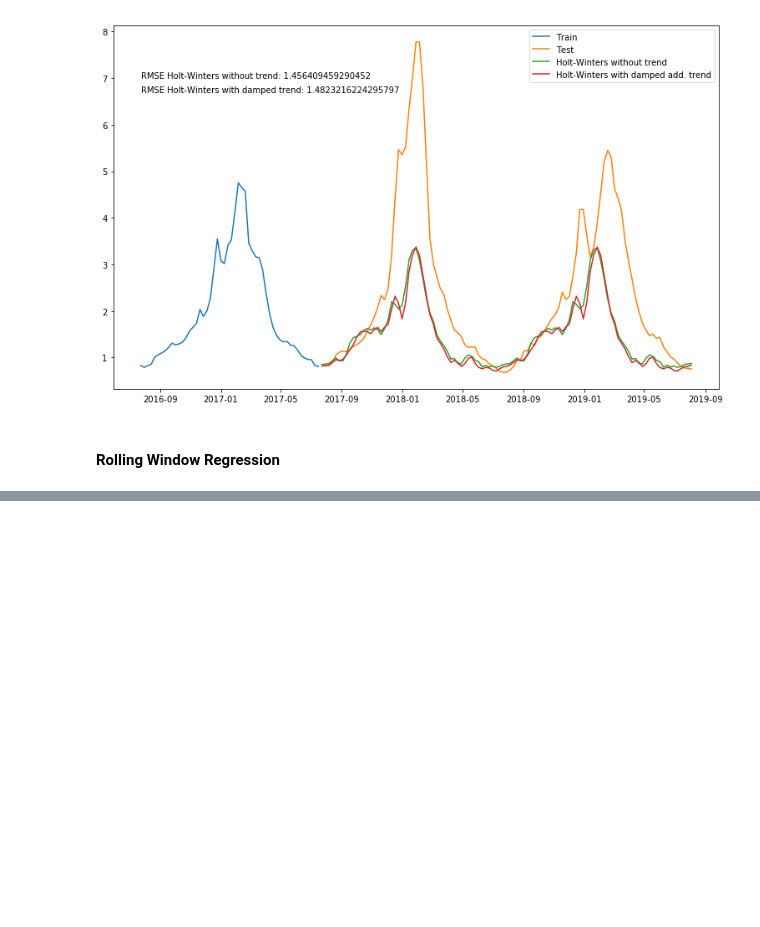
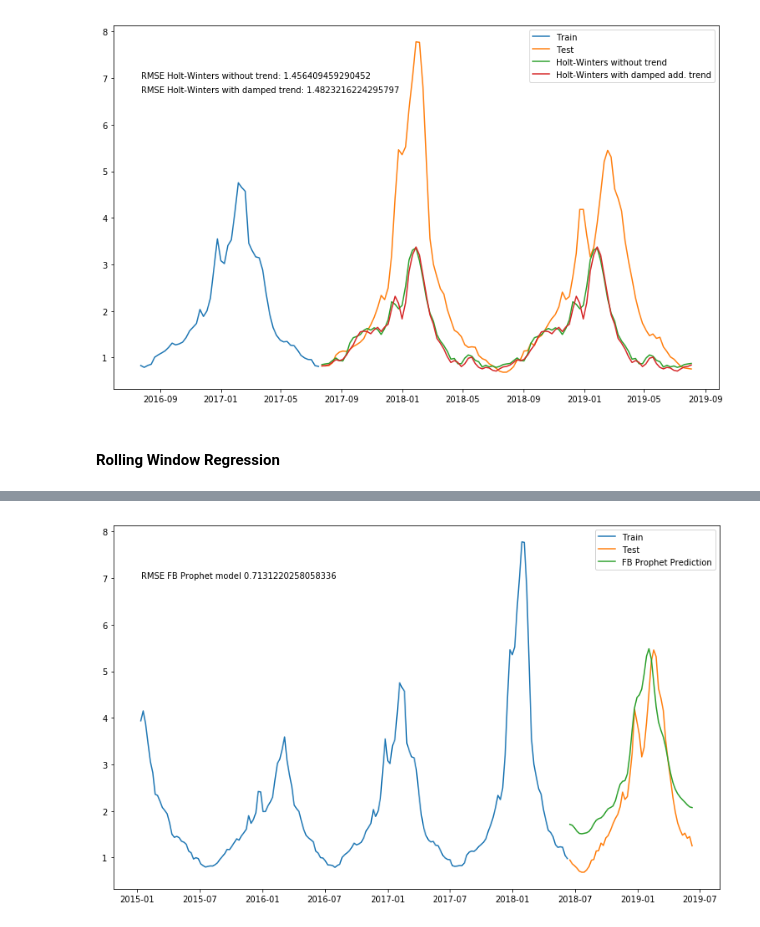
Before and after one commit to tlary/US-ILI-Rates-Forecasting-using-Google-Trends, a Jupyter notebook: master.ipynb, the cells around one changed output, grey strips where cells are left out. Cells and saved outputs as stored; diff of their text form; code cells hidden in the pictures; blank space fills up the shorter version.

```diff
--- a/master.ipynb
+++ b/master.ipynb
@@ -350,0 +404,3 @@ plt.show()
+# %%
+from fbprophet.diagnostics import cross_validation
+df_cv = cross_validation(model, initial='1197 days', period="180 days", horizon="365 days")
@@ -350,0 +419,7 @@ plt.show()
+# %%
+pred = df_cv["yhat"].iloc[1:]
+date = df_cv["ds"].iloc[1:]
+actual = df_cv["y"].iloc[1:]
+frame = {"date": date, "yhat": pred, "actual": actual}
+# %%
+predictions = pd.DataFrame(frame)
@@ -350,0 +435,4 @@ plt.show()
+# %%
+y_pred = predictions.yhat
+y_actual = predictions.actual
+fb_rmse = rmse(y_actual, y_pred)
@@ -350,0 +468,10 @@ plt.show()
+# %%
+plt.figure(figsize=(13,8))
+plt.plot(train.ds, train.y, label='Train')
+plt.plot(test.ds, test.y, label='Test')
+plt.plot(test.ds, y_pred, label='FB Prophet Prediction')
+plt.text(train.ds[0], 7, "RMSE FB Prophet model " + str(fb_rmse))
+plt.legend(loc='best')
+plt.show()
+# %% [output]
+[figure, added]
```
Also changed, not shown: parts of 19 cells of this notebook.
